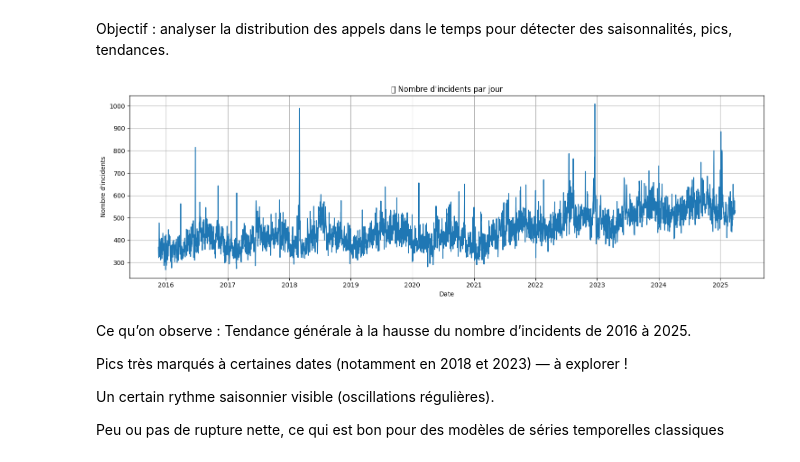
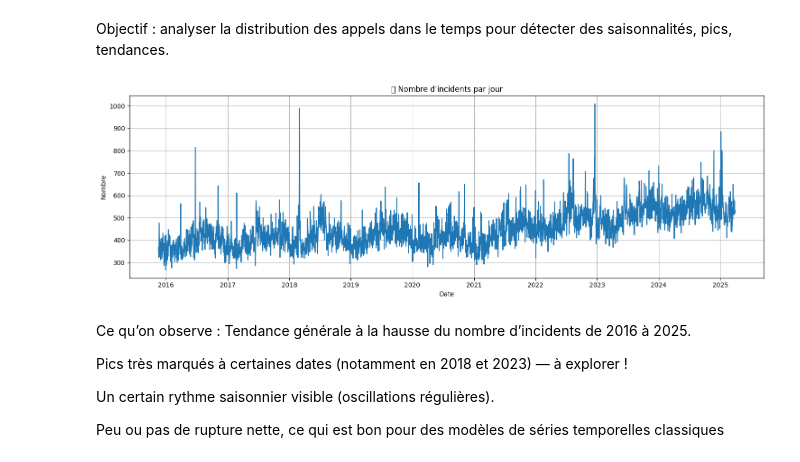
Before and after one commit to Massilia23/london-fire-response, a Jupyter notebook: notebooks/data-exploration.ipynb, the cells around one changed output. Drawn from its saved outputs; the diff is of its cells as text; code cells hidden in the pictures.

Commit message:
test visualisation pour serie temporelles

```diff
--- a/notebooks/data-exploration.ipynb
+++ b/notebooks/data-exploration.ipynb
@@ -391,27 +391,21 @@ Name: count, dtype: int64
 # %% [markdown]
 Objectif : analyser la distribution des appels dans le temps pour détecter des saisonnalités, pics, tendances.
 # %%
-# Extraire la date et l'heure à partir de DateAndTimeMobilised
+# Index temps
 df['Date'] = df['DateAndTimeMobilised'].dt.date
-df['Hour'] = df['DateAndTimeMobilised'].dt.hour
-df['Weekday'] = df['DateAndTimeMobilised'].dt.day_name()
-df['Month'] = df['DateAndTimeMobilised'].dt.month_name()
-df['Year'] = df['DateAndTimeMobilised'].dt.year
 
-# Nombre d'incidents par jour
+# Incidents par jour
 df_daily = df.groupby('Date').size()
-
-# Visualisation
 plt.figure(figsize=(15,5))
 df_daily.plot()
 plt.title("📈 Nombre d'incidents par jour")
 plt.xlabel("Date")
-plt.ylabel("Nombre d'incidents")
+plt.ylabel("Nombre")
 plt.grid(True)
 plt.tight_layout()
 plt.show()
 # %% [output]
-[figure, old version]
+[figure, new version]
 # %% [markdown]
 Ce qu’on observe :
 Tendance générale à la hausse du nombre d’incidents de 2016 à 2025.
```
Also changed, not shown: parts of 3 cells of this notebook.
